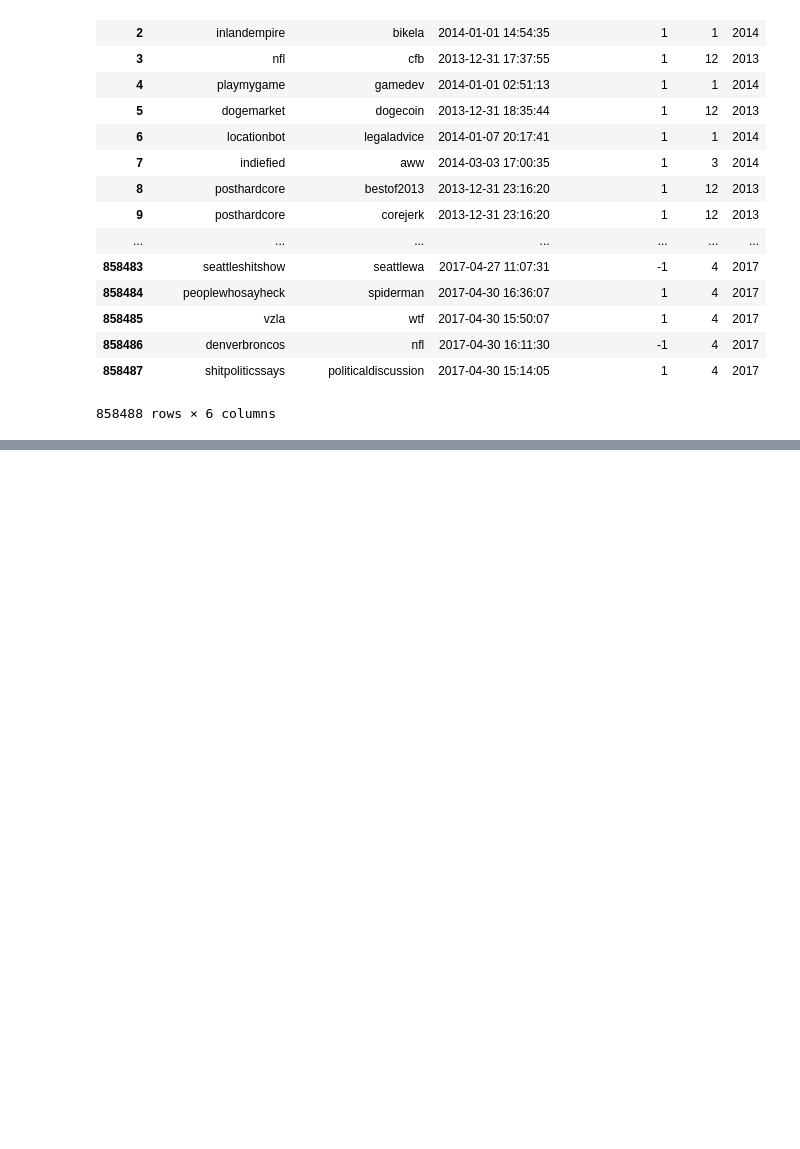
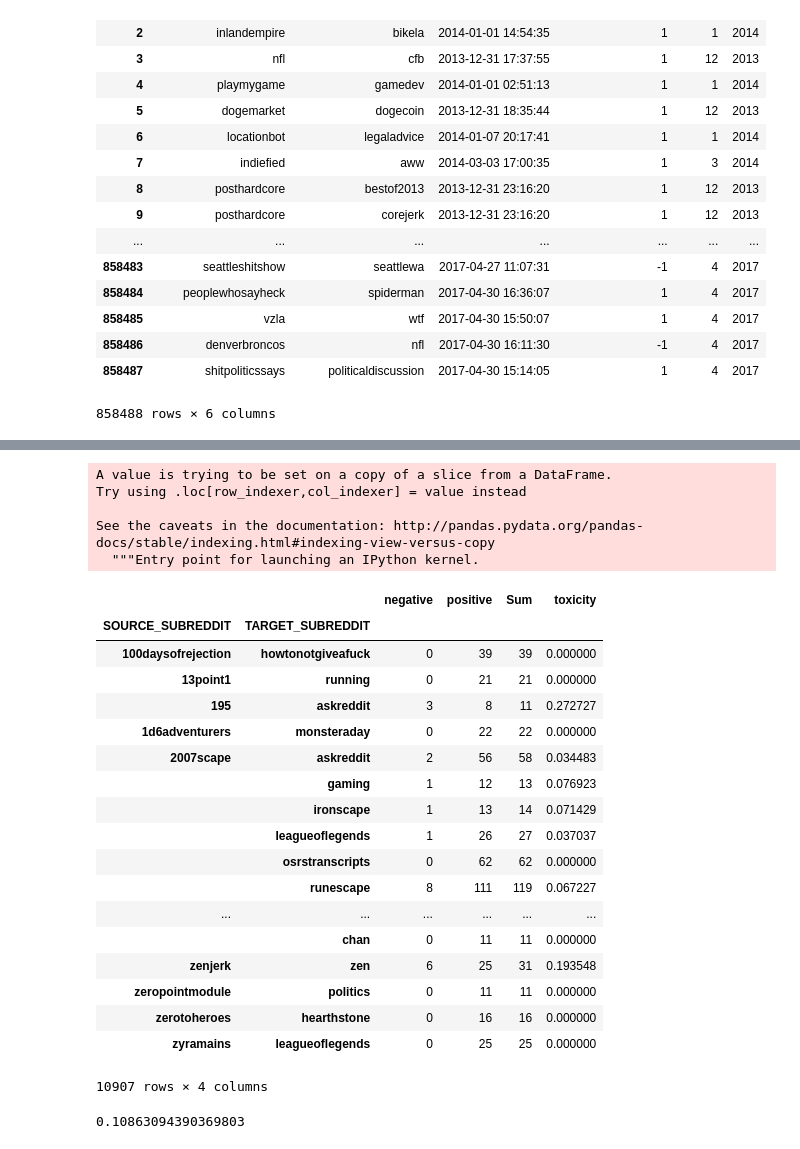
Before and after one commit to rushkock/reddit, a Jupyter notebook: Back-end/Positive_Negative.ipynb, the cells around one changed output, grey strips where cells are left out. Cells and saved outputs as stored; diff of their text form; code cells hidden in the pictures; blank space fills up the shorter version.

Commit message:
Added toxicity level to file

```diff
--- a/Back-end/Positive_Negative.ipynb
+++ b/Back-end/Positive_Negative.ipynb
@@ -102,0 +55,3 @@ df_both
+# %%
+df_both['Sum'] = df_both['positive'] + df_both['negative']
+df_both
@@ -102,0 +78,3 @@ df_both
+# %%
+df_both = df_both.query("Sum>10")
+df_both
@@ -102,0 +101,32 @@ df_both
+# %%
+df_both['toxicity'] = df_both['negative'] / df_both['Sum']
+df_both
+# %% [output]
+A value is trying to be set on a copy of a slice from a DataFrame.
+Try using .loc[row_indexer,col_indexer] = value instead
+
+See the caveats in the documentation: http://pandas.pydata.org/pandas-docs/stable/indexing.html#indexing-view-versus-copy
+  """Entry point for launching an IPython kernel.
+|  |  | negative | positive | Sum | toxicity |
+| SOURCE_SUBREDDIT | TARGET_SUBREDDIT |  |  |  |  |
+| 100daysofrejection | howtonotgiveafuck | 0 | 39 | 39 | 0.000000 |
+| 13point1 | running | 0 | 21 | 21 | 0.000000 |
+| 195 | askreddit | 3 | 8 | 11 | 0.272727 |
+| 1d6adventurers | monsteraday | 0 | 22 | 22 | 0.000000 |
+| 2007scape | askreddit | 2 | 56 | 58 | 0.034483 |
+|  | gaming | 1 | 12 | 13 | 0.076923 |
+|  | ironscape | 1 | 13 | 14 | 0.071429 |
+|  | leagueoflegends | 1 | 26 | 27 | 0.037037 |
+|  | osrstranscripts | 0 | 62 | 62 | 0.000000 |
+|  | runescape | 8 | 111 | 119 | 0.067227 |
+| ... | ... | ... | ... | ... | ... |
+|  | chan | 0 | 11 | 11 | 0.000000 |
+| zenjerk | zen | 6 | 25 | 31 | 0.193548 |
+| zeropointmodule | politics | 0 | 11 | 11 | 0.000000 |
+| zerotoheroes | hearthstone | 0 | 16 | 16 | 0.000000 |
+| zyramains | leagueoflegends | 0 | 25 | 25 | 0.000000 |
+10907 rows × 4 columns
+# %%
+df_both['toxicity'].mean()
+# %% [output]
+0.10863094390369803
```
Also changed, not shown: parts of 10 cells of this notebook.
